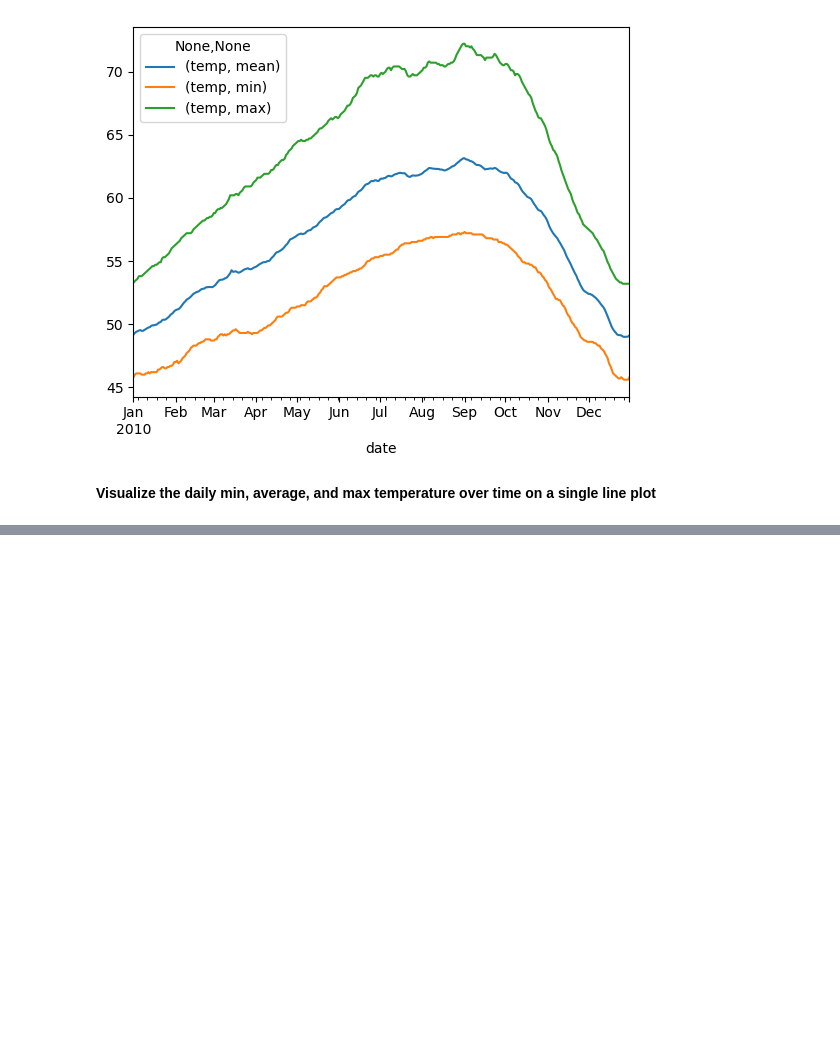
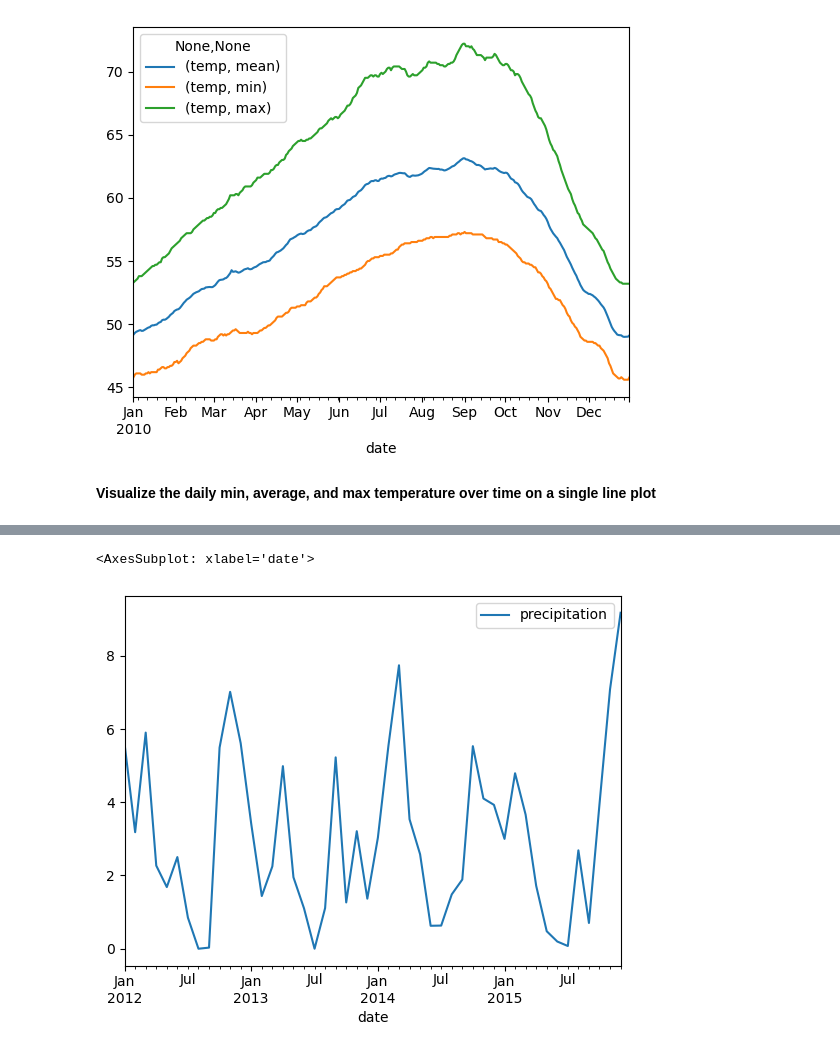
Before and after one commit to jacobpanyathong1/time-series-exercises, a Jupyter notebook: time_series_data_exercises.ipynb, the cells around one changed output, grey strips where cells are left out. Drawn from its saved outputs; the diff is of its cells as text; code cells hidden in the pictures; blank space fills up the shorter version.

```diff
--- a/time_series_data_exercises.ipynb
+++ b/time_series_data_exercises.ipynb
@@ -91,0 +120,5 @@ df.resample('D').agg(['mean','min','max']).plot()
+# %%
+rain_df.resample('M').mean().plot()
+# %% [output]
+<AxesSubplot: xlabel='date'>
+[figure, added]
```
Also changed, not shown: parts of 23 cells of this notebook.
